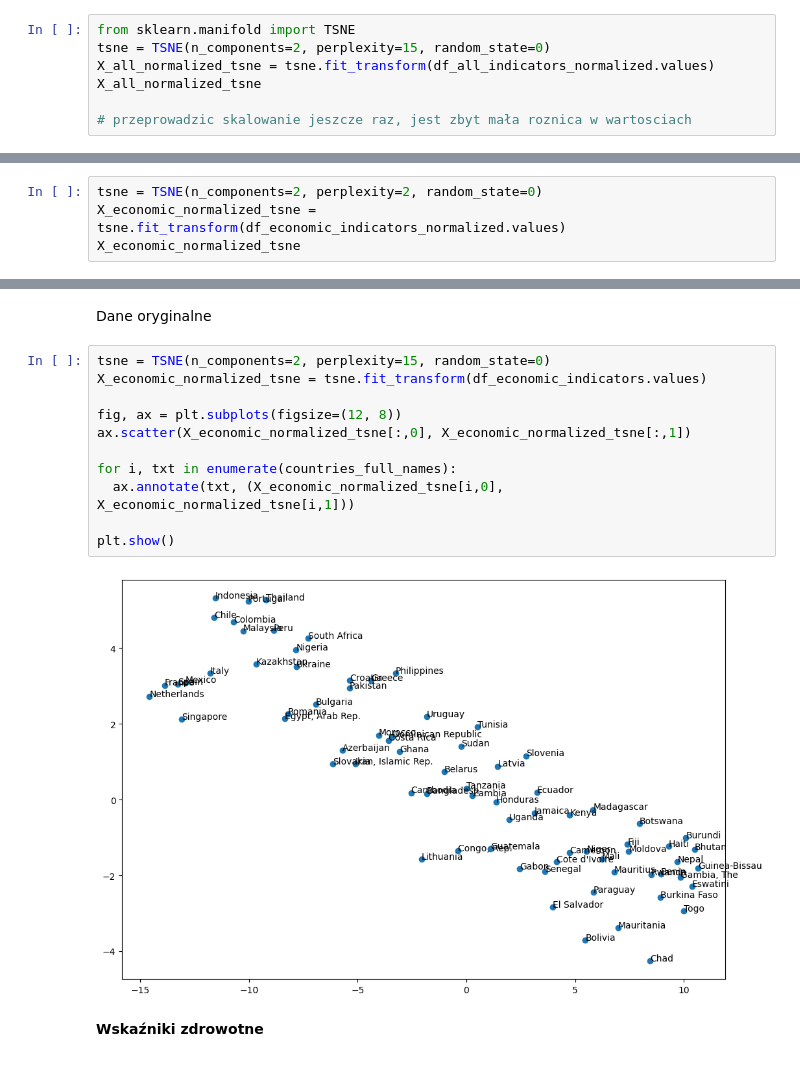
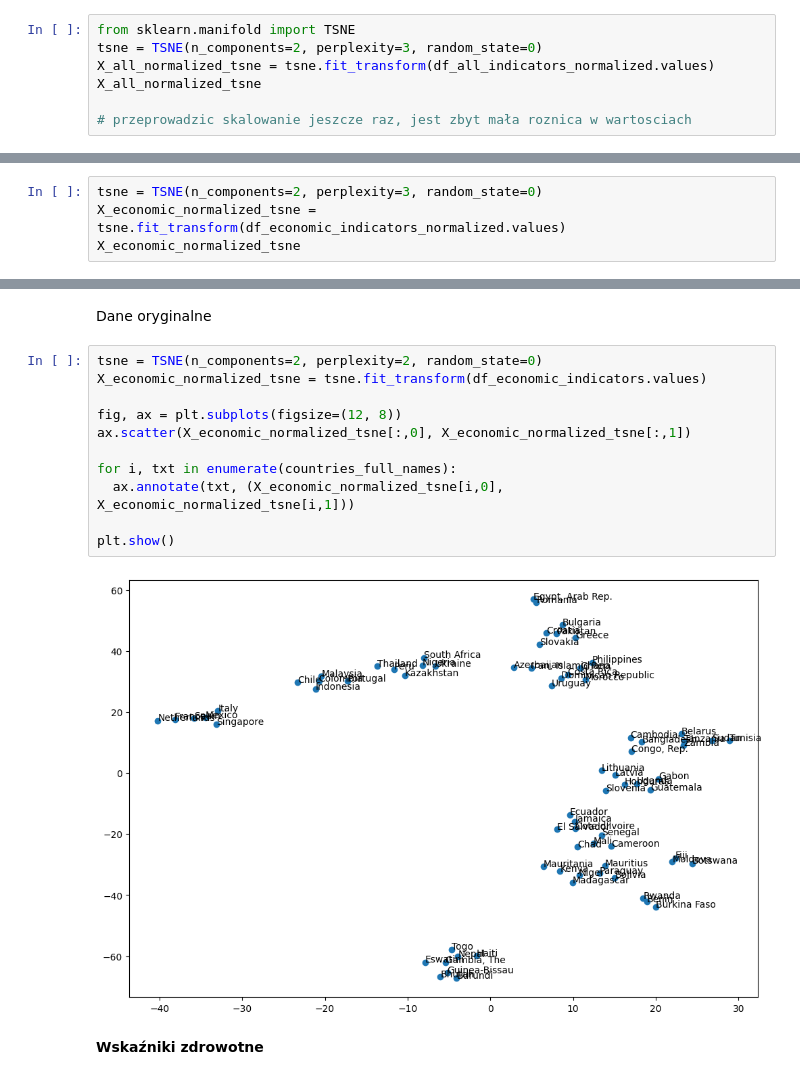
Before and after one commit to lion158/Eksploracja_Danych_Projekt, a Jupyter notebook: EksploracjaDanychProjekt2.ipynb, the cells around one changed output, grey strips where cells are left out. Drawn from its saved outputs; the diff is of its cells as text.

Commit message:
poprawa parametrów tsne

```diff
--- a/EksploracjaDanychProjekt2.ipynb
+++ b/EksploracjaDanychProjekt2.ipynb
@@ -508,7 +509,7 @@ df_sociodemographic_indicators = df_all_indicators.loc[:,sociodemographic_indica
 Dane Znormalizowane
 # %%
 from sklearn.manifold import TSNE
-tsne = TSNE(n_components=2, perplexity=15, random_state=0)
+tsne = TSNE(n_components=2, perplexity=3, random_state=0)
 X_all_normalized_tsne = tsne.fit_transform(df_all_indicators_normalized.values)
 X_all_normalized_tsne
 
@@ -623,7 +624,7 @@ WNIOSKI NIE AKTUALNE
 # %% [markdown]
 TSNE z perplexity = 2
 # %%
-tsne = TSNE(n_components=2, perplexity=2, random_state=0)
+tsne = TSNE(n_components=2, perplexity=3, random_state=0)
 X_economic_normalized_tsne = tsne.fit_transform(df_economic_indicators_normalized.values)
 X_economic_normalized_tsne
 # %% [output]
@@ -662,18 +663,18 @@ WNISKI NIE AKTUALNE
 # %% [markdown]
 Dane oryginalne
 # %%
-tsne = TSNE(n_components=2, perplexity=15, random_state=0)
+tsne = TSNE(n_components=2, perplexity=2, random_state=0)
 X_economic_normalized_tsne = tsne.fit_transform(df_economic_indicators.values)
 
 fig, ax = plt.subplots(figsize=(12, 8))
 ax.scatter(X_economic_normalized_tsne[:,0], X_economic_normalized_tsne[:,1])
 
 for i, txt in enumerate(countries_full_names):
   ax.annotate(txt, (X_economic_normalized_tsne[i,0], X_economic_normalized_tsne[i,1]))
 
 plt.show()
 # %% [output]
-[figure, old version]
+[figure, new version]
 # %% [markdown]
 **Wskaźniki zdrowotne**
 # %%
```
Also changed, not shown: parts of 10 cells of this notebook.
